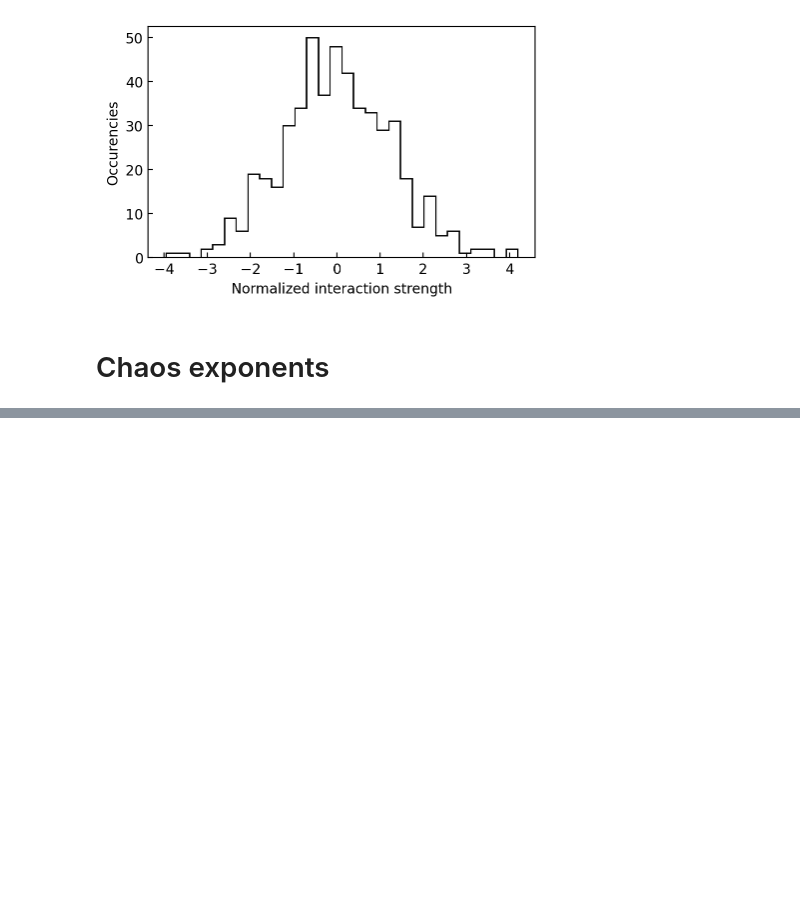
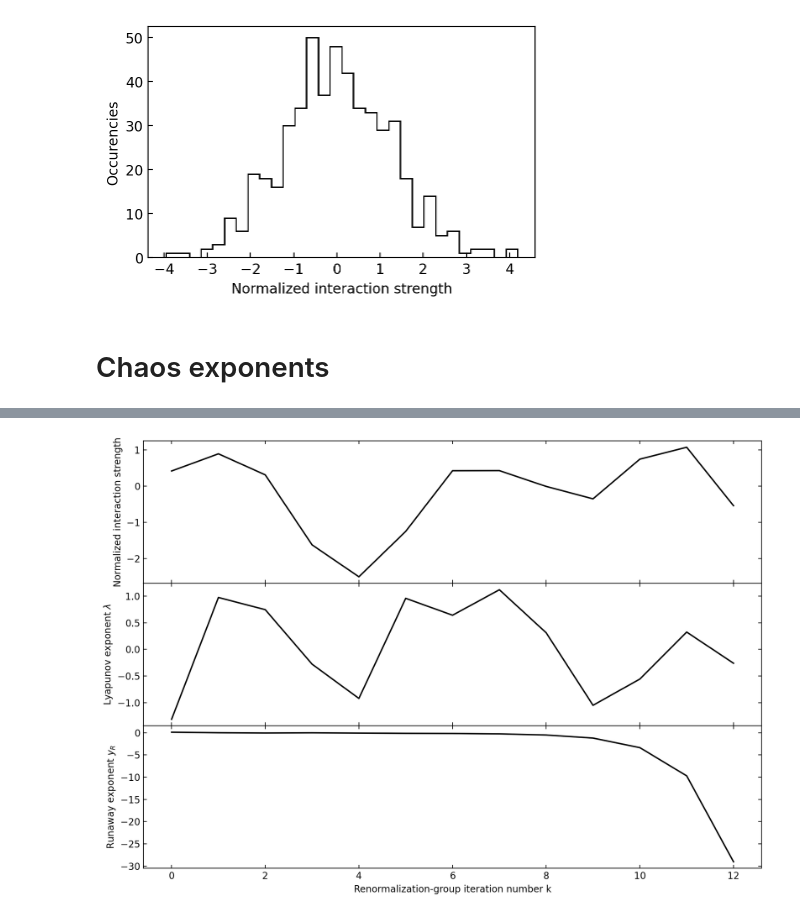
Before and after one commit to erbilcanartun/cubic-spin-systems, a Jupyter notebook: cubic_ising_spin-glass_chaos.ipynb, the cells around one changed output, grey strips where cells are left out. Drawn from its saved outputs; the diff is of its cells as text; code cells hidden in the pictures; blank space fills up the shorter version.

```diff
--- a/cubic_ising_spin-glass_chaos.ipynb
+++ b/cubic_ising_spin-glass_chaos.ipynb
@@ -12,7 +12,7 @@ from lib.renormalization.ising import *
 from lib.renormalization.utils import *
 from lib.matrix_manipulation import matrix_average
 # %%
-mp.mp.dps = 20
+mp.mp.dps = 10
 mp.mp.pretty = True
 # %% [markdown]
 # Create model instance
@@ -21,7 +21,7 @@ mp.mp.pretty = True
 J = 2
 H = 0
 
-n = 1
+n = 3
 u = 'x'
 
 p = 0.5
@@ -115,0 +135,23 @@ IndexError: matrix index out of range
+# %%
+fig, ax = plt.subplots(nrows = 3,
+                       ncols = 1, figsize = (10, 7))
+
+ax[0].plot(rgflow, ls="-", c="k")
+ax[0].tick_params(axis="both", direction="in", labelbottom=False, labeltop=False, labelleft=True, labelright=False, bottom=True, top=True, left=True, right=True)
+ax[0].set_ylabel("Normalized interaction strength")
+
+ax[1].plot(lyapunov_list, ls="-", c="k")
+ax[1].tick_params(axis="both", direction="in", labelbottom=False, labeltop=False, labelleft=True, labelright=False, bottom=True, top=True, left=True, right=True)
+ax[1].set_ylabel(r"Lyapunov exponent $\lambda$")
+
+ax[2].plot(np.array(runaway_list)[:,1], ls="-", c="k")
+ax[2].tick_params(axis="both", direction="in", labelbottom=True, labeltop=False, labelleft=True, labelright=False, bottom=True, top=True, left=True, right=True)
+ax[2].set_ylabel("Runaway exponent $y_R$")
+
+ax[2].set_xlabel("Renormalization-group iteration number k")
+
+fig.tight_layout()
+plt.subplots_adjust(hspace=0.0)
+plt.show()
+# %% [output]
+[figure, added]
```
Also changed, not shown: parts of 1 cell of this notebook, 3 other files.
